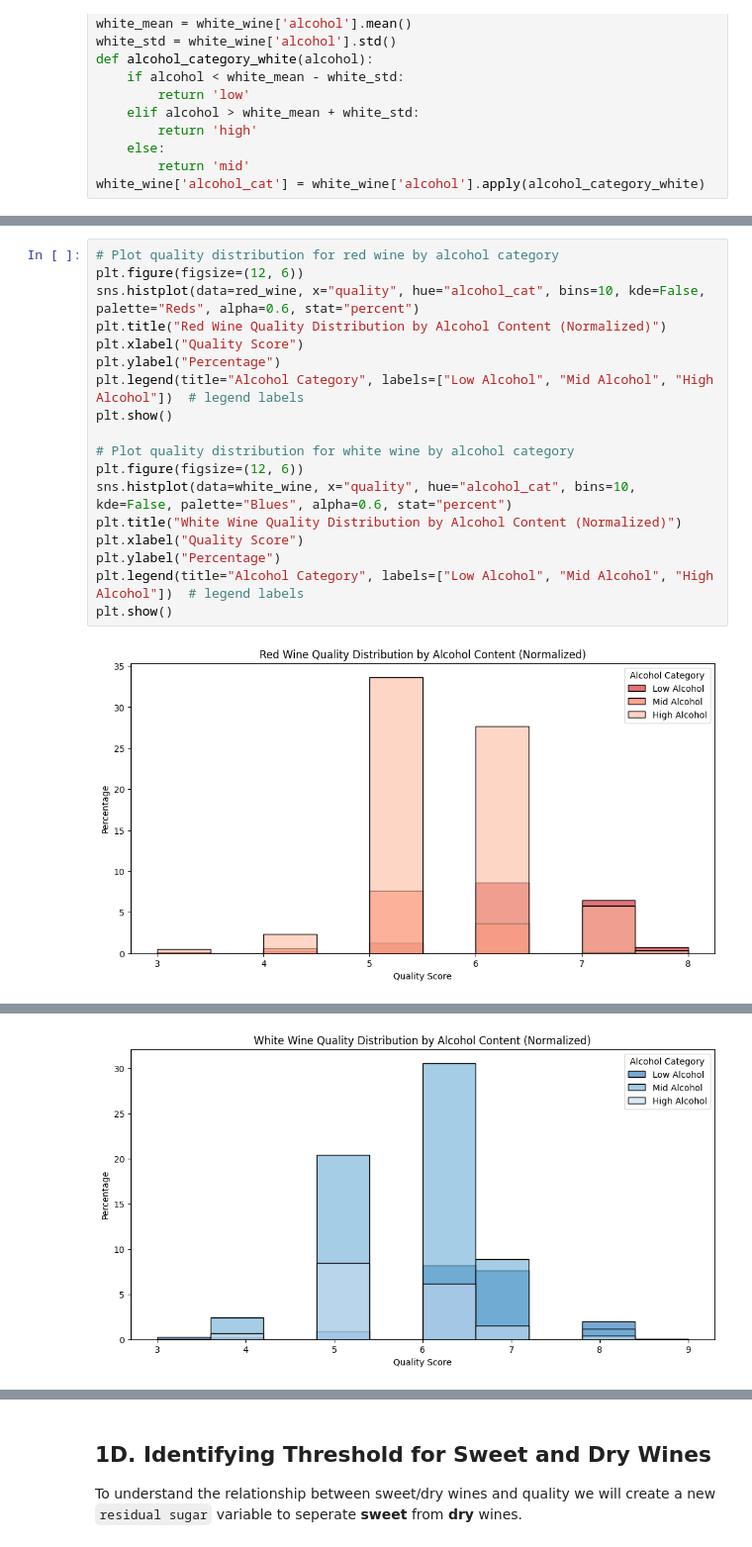
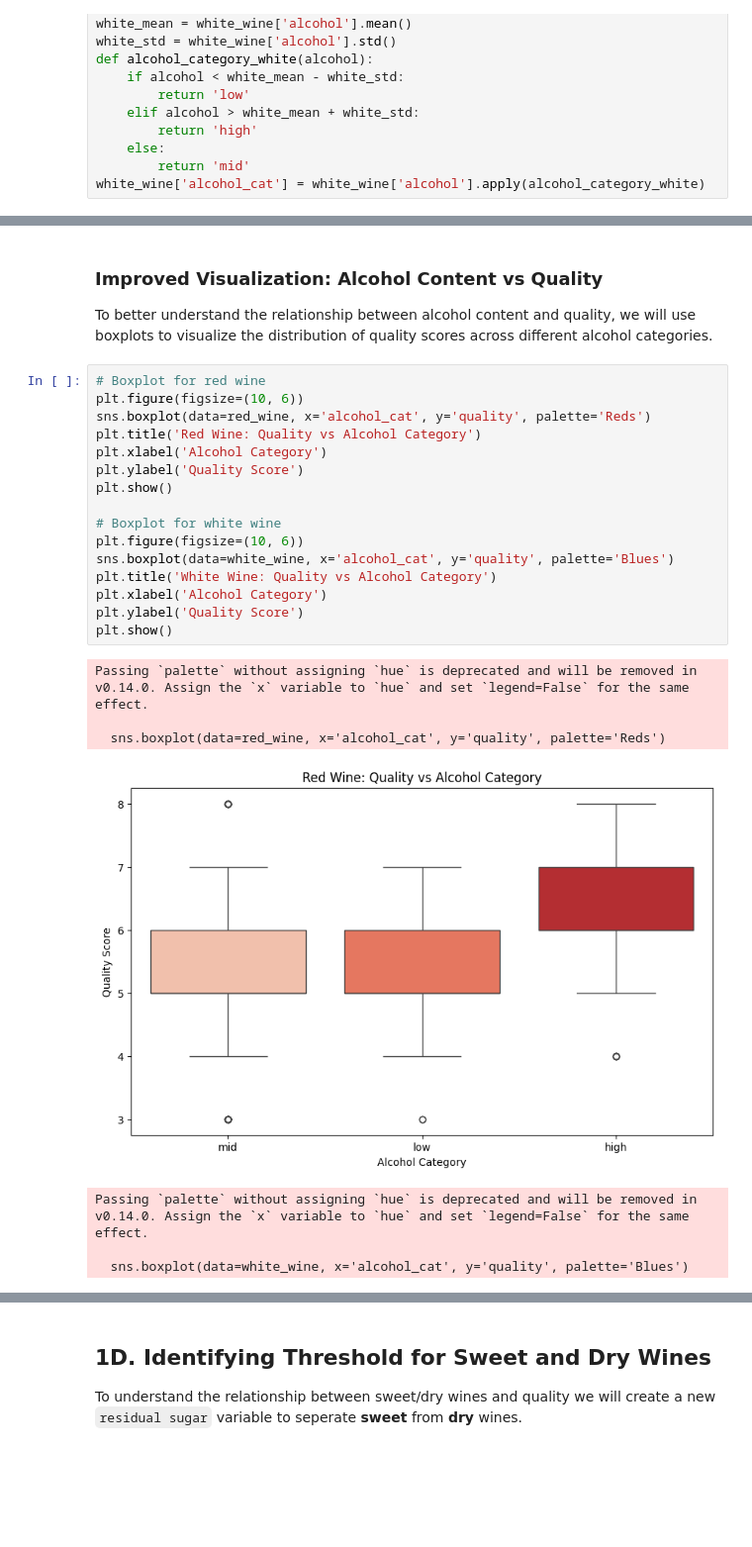
Before and after one commit to noahsaa100/Wine-Analysis, a Jupyter notebook: wine_analysis.ipynb, the cells around one changed output, grey strips where cells are left out. Shown: that part at 99% size. Cells and saved outputs as stored; diff of their text form; blank space fills up the shorter version.

Commit message:
modified boxplot for alc

```diff
--- a/wine_analysis.ipynb
+++ b/wine_analysis.ipynb
@@ -144,20 +141,27 @@ Plot the quality distribution for red and white wines by alcohol category.
+# %% [markdown]
+### Improved Visualization: Alcohol Content vs Quality
+To better understand the relationship between alcohol content and quality, we will use boxplots to visualize the distribution of quality scores across different alcohol categories.
 # %%
-# Plot quality distribution for red wine by alcohol category
-plt.figure(figsize=(12, 6))
-sns.histplot(data=red_wine, x="quality", hue="alcohol_cat", bins=10, kde=False, palette="Reds", alpha=0.6, stat="percent")
-plt.title("Red Wine Quality Distribution by Alcohol Content (Normalized)")
-plt.xlabel("Quality Score")
-plt.ylabel("Percentage")
-plt.legend(title="Alcohol Category", labels=["Low Alcohol", "Mid Alcohol", "High Alcohol"])  # legend labels
+# Boxplot for red wine
+plt.figure(figsize=(10, 6))
+sns.boxplot(data=red_wine, x='alcohol_cat', y='quality', palette='Reds')
+plt.title('Red Wine: Quality vs Alcohol Category')
+plt.xlabel('Alcohol Category')
+plt.ylabel('Quality Score')
 plt.show()
 
-# Plot quality distribution for white wine by alcohol category
-plt.figure(figsize=(12, 6))
-sns.histplot(data=white_wine, x="quality", hue="alcohol_cat", bins=10, kde=False, palette="Blues", alpha=0.6, stat="percent")
-plt.title("White Wine Quality Distribution by Alcohol Content (Normalized)")
-plt.xlabel("Quality Score")
-plt.ylabel("Percentage")
-plt.legend(title="Alcohol Category", labels=["Low Alcohol", "Mid Alcohol", "High Alcohol"])  # legend labels
+# Boxplot for white wine
+plt.figure(figsize=(10, 6))
+sns.boxplot(data=white_wine, x='alcohol_cat', y='quality', palette='Blues')
+plt.title('White Wine: Quality vs Alcohol Category')
+plt.xlabel('Alcohol Category')
+plt.ylabel('Quality Score')
 plt.show()
 # %% [output]
+Passing `palette` without assigning `hue` is deprecated and will be removed in v0.14.0. Assign the `x` variable to `hue` and set `legend=False` for the same effect.
+
+  sns.boxplot(data=red_wine, x='alcohol_cat', y='quality', palette='Reds')
-[figure, old version]
+[figure, new version]
+Passing `palette` without assigning `hue` is deprecated and will be removed in v0.14.0. Assign the `x` variable to `hue` and set `legend=False` for the same effect.
+
+  sns.boxplot(data=white_wine, x='alcohol_cat', y='quality', palette='Blues')
@@ -165 +168,0 @@ plt.show()
-[figure, removed]
```
Also changed, not shown: parts of 5 cells of this notebook.
